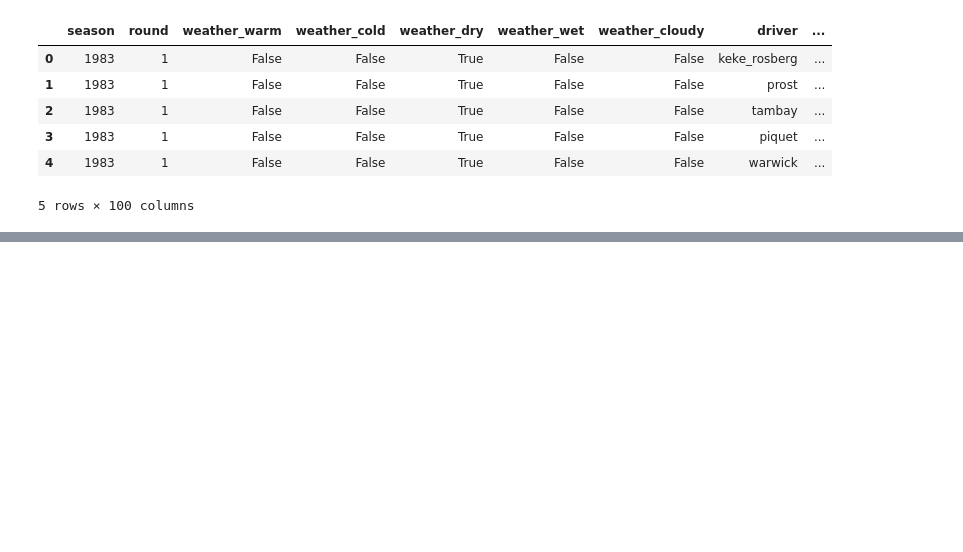
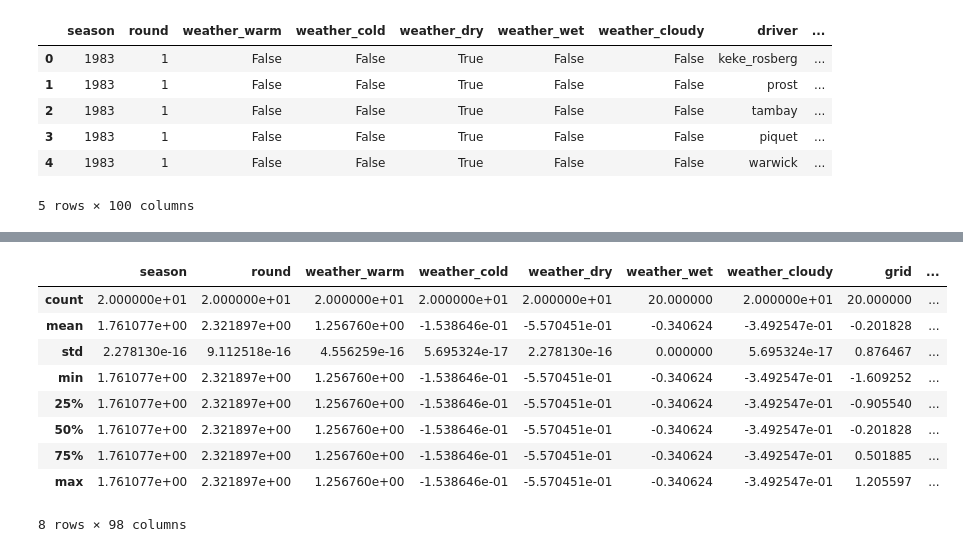
Before and after one commit to oracle-devrel/redbull-analytics-hol, a Jupyter notebook: beginners/04.ML_Modelling.ipynb, the cells around one changed output, grey strips where cells are left out. Cells and saved outputs as stored; diff of their text form; code cells hidden in the pictures; blank space fills up the shorter version.

```diff
--- a/beginners/04.ML_Modelling.ipynb
+++ b/beginners/04.ML_Modelling.ipynb
@@ -174,0 +73,13 @@ Increase the number of iterations (max_iter) or scale the data as shown in:
+# %%
+X_test.describe()
+# %% [output]
+|  | season | round | weather_warm | weather_cold | weather_dry | weather_wet | weather_cloudy | grid | ... |
+| count | 2.000000e+01 | 2.000000e+01 | 2.000000e+01 | 2.000000e+01 | 2.000000e+01 | 20.000000 | 2.000000e+01 | 20.000000 | ... |
+| mean | 1.761077e+00 | 2.321897e+00 | 1.256760e+00 | -1.538646e-01 | -5.570451e-01 | -0.340624 | -3.492547e-01 | -0.201828 | ... |
+| std | 2.278130e-16 | 9.112518e-16 | 4.556259e-16 | 5.695324e-17 | 2.278130e-16 | 0.000000 | 5.695324e-17 | 0.876467 | ... |
+| min | 1.761077e+00 | 2.321897e+00 | 1.256760e+00 | -1.538646e-01 | -5.570451e-01 | -0.340624 | -3.492547e-01 | -1.609252 | ... |
+| 25% | 1.761077e+00 | 2.321897e+00 | 1.256760e+00 | -1.538646e-01 | -5.570451e-01 | -0.340624 | -3.492547e-01 | -0.905540 | ... |
+| 50% | 1.761077e+00 | 2.321897e+00 | 1.256760e+00 | -1.538646e-01 | -5.570451e-01 | -0.340624 | -3.492547e-01 | -0.201828 | ... |
+| 75% | 1.761077e+00 | 2.321897e+00 | 1.256760e+00 | -1.538646e-01 | -5.570451e-01 | -0.340624 | -3.492547e-01 | 0.501885 | ... |
+| max | 1.761077e+00 | 2.321897e+00 | 1.256760e+00 | -1.538646e-01 | -5.570451e-01 | -0.340624 | -3.492547e-01 | 1.205597 | ... |
+8 rows × 98 columns
```
Also changed, not shown: parts of 123 cells of this notebook, 1 other file.
